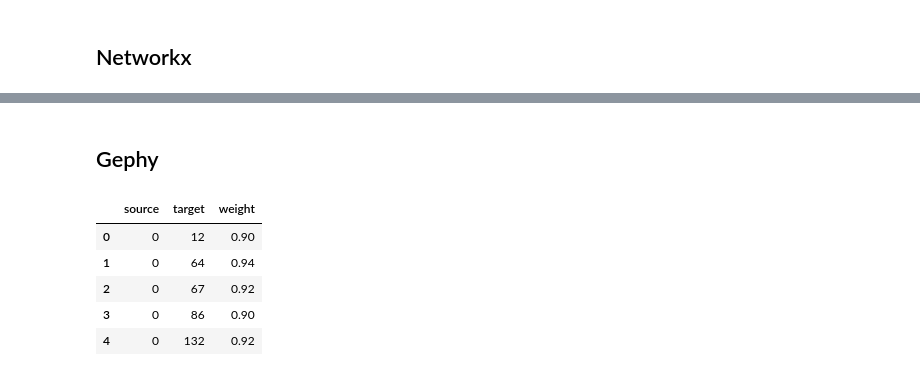
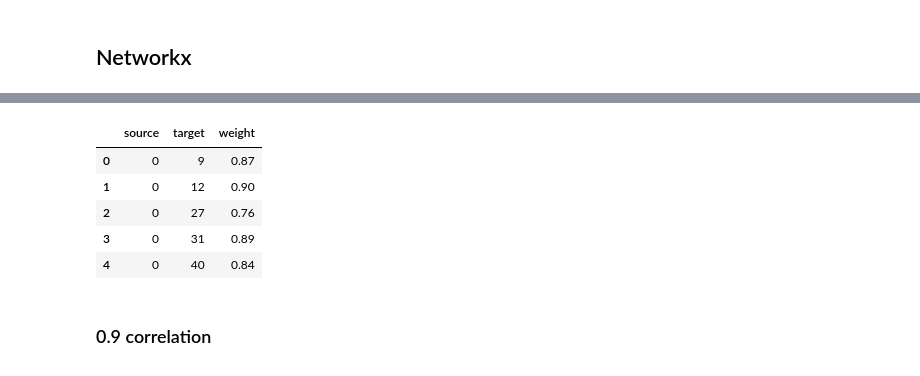
Before and after one commit to GCantergiani/psth, a Jupyter notebook: first_basic_analysis.ipynb, the cells around one changed output, grey strips where cells are left out. Cells and saved outputs as stored; diff of their text form; code cells hidden in the pictures.

```diff
--- a/first_basic_analysis.ipynb
+++ b/first_basic_analysis.ipynb
@@ -153,8 +151,8 @@ _ = ax.set_xlabel('')
 # %% [markdown]
 ## First threshold
 # %%
-to_replace = np.arange(-0.74, 0.75, 0.01).round(3)
-to_replace
+to_replace_07 = np.arange(-0.74, 0.75, 0.01).round(3)
+to_replace_07
 # %% [output]
 array([-0.74, -0.73, -0.72, -0.71, -0.7 , -0.69, -0.68, -0.67, -0.66,
        -0.65, -0.64, -0.63, -0.62, -0.61, -0.6 , -0.59, -0.58, -0.57,
@@ -174,8 +172,8 @@ array([-0.74, -0.73, -0.72, -0.71, -0.7 , -0.69, -0.68, -0.67, -0.66,
         0.61,  0.62,  0.63,  0.64,  0.65,  0.66,  0.67,  0.68,  0.69,
         0.7 ,  0.71,  0.72,  0.73,  0.74])
 # %%
-df_corr = df_corr.round(2).replace(to_replace, np.nan)
-df_corr.head()
+df_corr_07 = df_corr.round(2).replace(to_replace_07, np.nan)
+df_corr_07.head()
 # %% [output]
 |  |  | Neuron |  |  |  |  |  |  |  |  |  | ... |
 |  | neuron | 0 | 1 | 2 | 3 | 4 | 5 | 6 | 7 | 8 | 9 | ... |
@@ -246,7 +246,7 @@ import networkx as nx
 # %%
 G = nx.Graph()
 
-for idx, row in df_corr.iterrows():
+for idx, row in df_corr_07.iterrows():
     neuron_id = idx[1]
 
     for sub_idx, sub_row in row.dropna().iteritems():
@@ -273,13 +273,11 @@ Wall time: 1.34 s
-# %% [markdown]
-## Gephy
 # %%
-df_out = nx.to_pandas_edgelist(G)
-df_out.head()
+df_07 = nx.to_pandas_edgelist(G)
+df_07.head()
 # %% [output]
 |  | source | target | weight |
-| 0 | 0 | 12 | 0.90 |
-| 1 | 0 | 64 | 0.94 |
-| 2 | 0 | 67 | 0.92 |
-| 3 | 0 | 86 | 0.90 |
-| 4 | 0 | 132 | 0.92 |
+| 0 | 0 | 9 | 0.87 |
+| 1 | 0 | 12 | 0.90 |
+| 2 | 0 | 27 | 0.76 |
+| 3 | 0 | 31 | 0.89 |
+| 4 | 0 | 40 | 0.84 |
 # %%
@@ -286,0 +285,2 @@ df_out.to_csv('testing.csv', index=False)
+# %% [markdown]
+### 0.9 correlation
```
Also changed, not shown: parts of 15 cells of this notebook.
